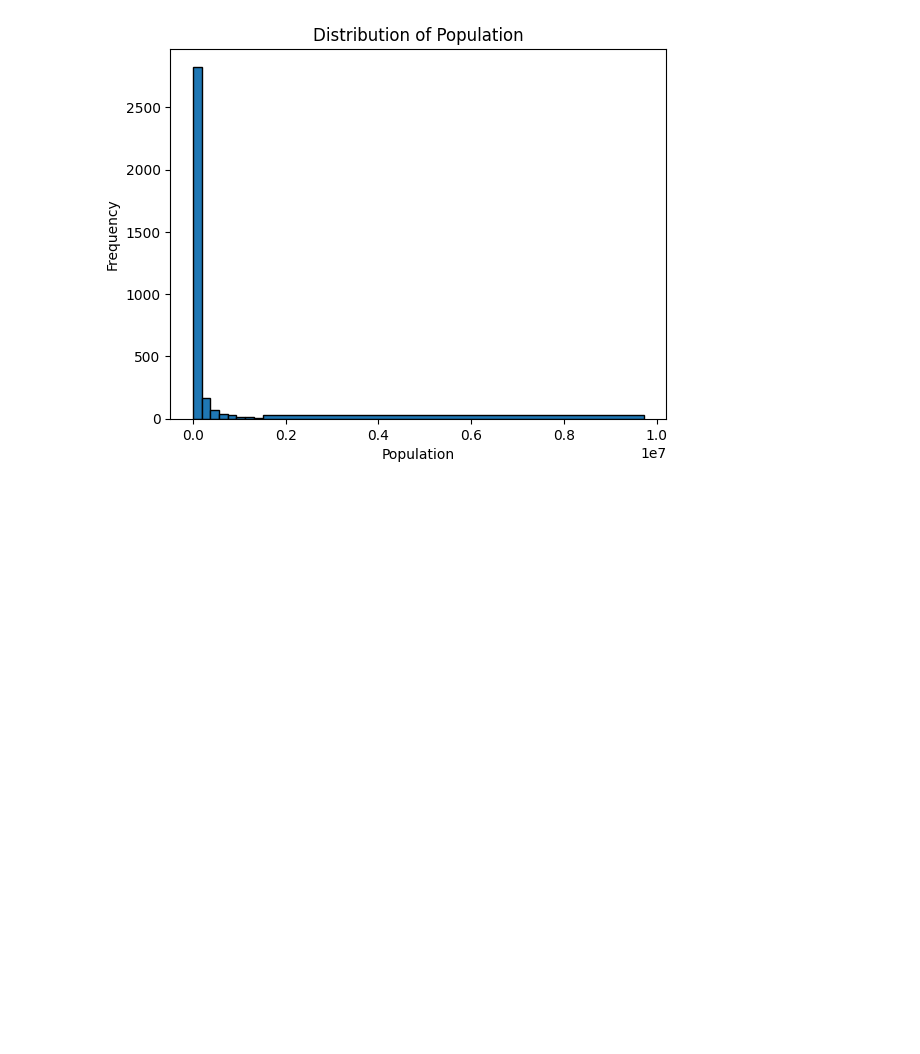
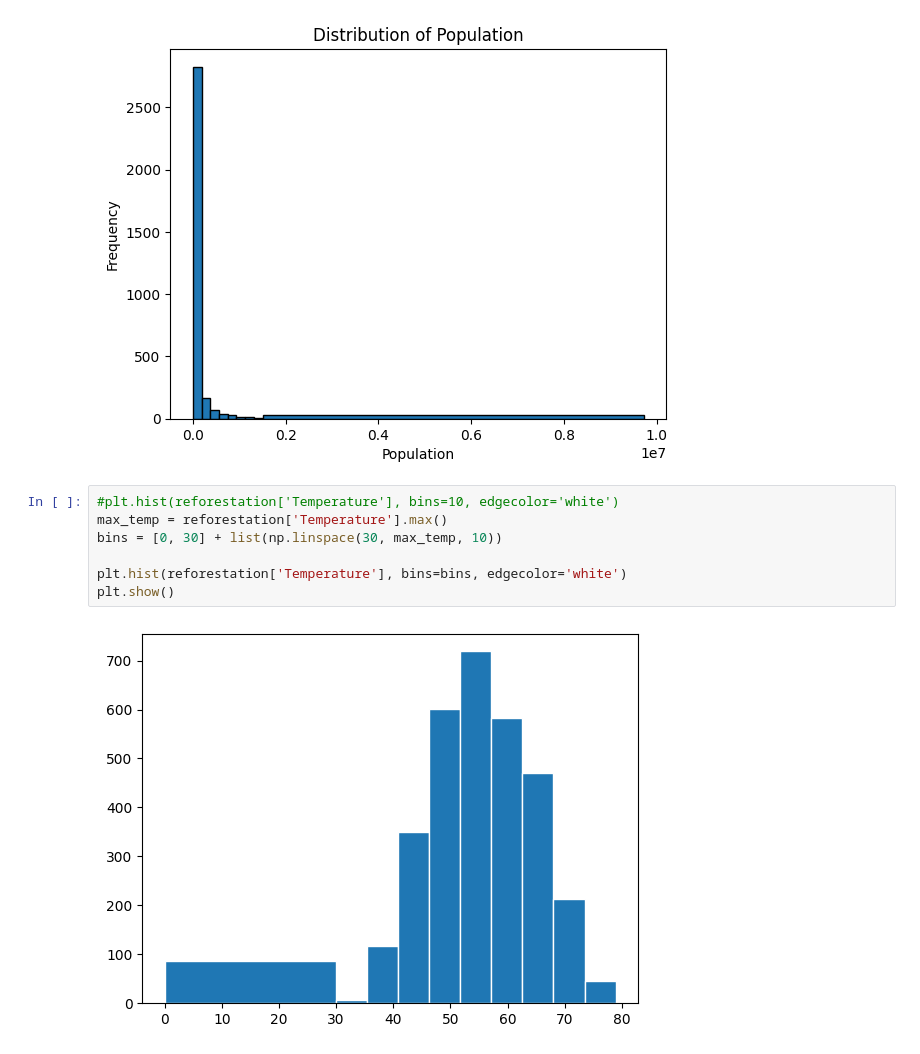
Before and after one commit to hemanthy1/Anthropocene-Institute-Capstone, a Jupyter notebook: backend/Feature-processing.ipynb, the cells around one changed output. Cells and saved outputs as stored; diff of their text form; blank space fills up the shorter version.

```diff
--- a/backend/Feature-processing.ipynb
+++ b/backend/Feature-processing.ipynb
@@ -32,3 +32,12 @@ plt.title('Distribution of Population')
 plt.show()
 # %% [output]
 [figure]
+# %%
+#plt.hist(reforestation['Temperature'], bins=10, edgecolor='white')
+max_temp = reforestation['Temperature'].max()
+bins = [0, 30] + list(np.linspace(30, max_temp, 10))
+
+plt.hist(reforestation['Temperature'], bins=bins, edgecolor='white')
+plt.show()
+# %% [output]
+[figure, added]
```
Also changed, not shown: parts of 1 cell of this notebook.
